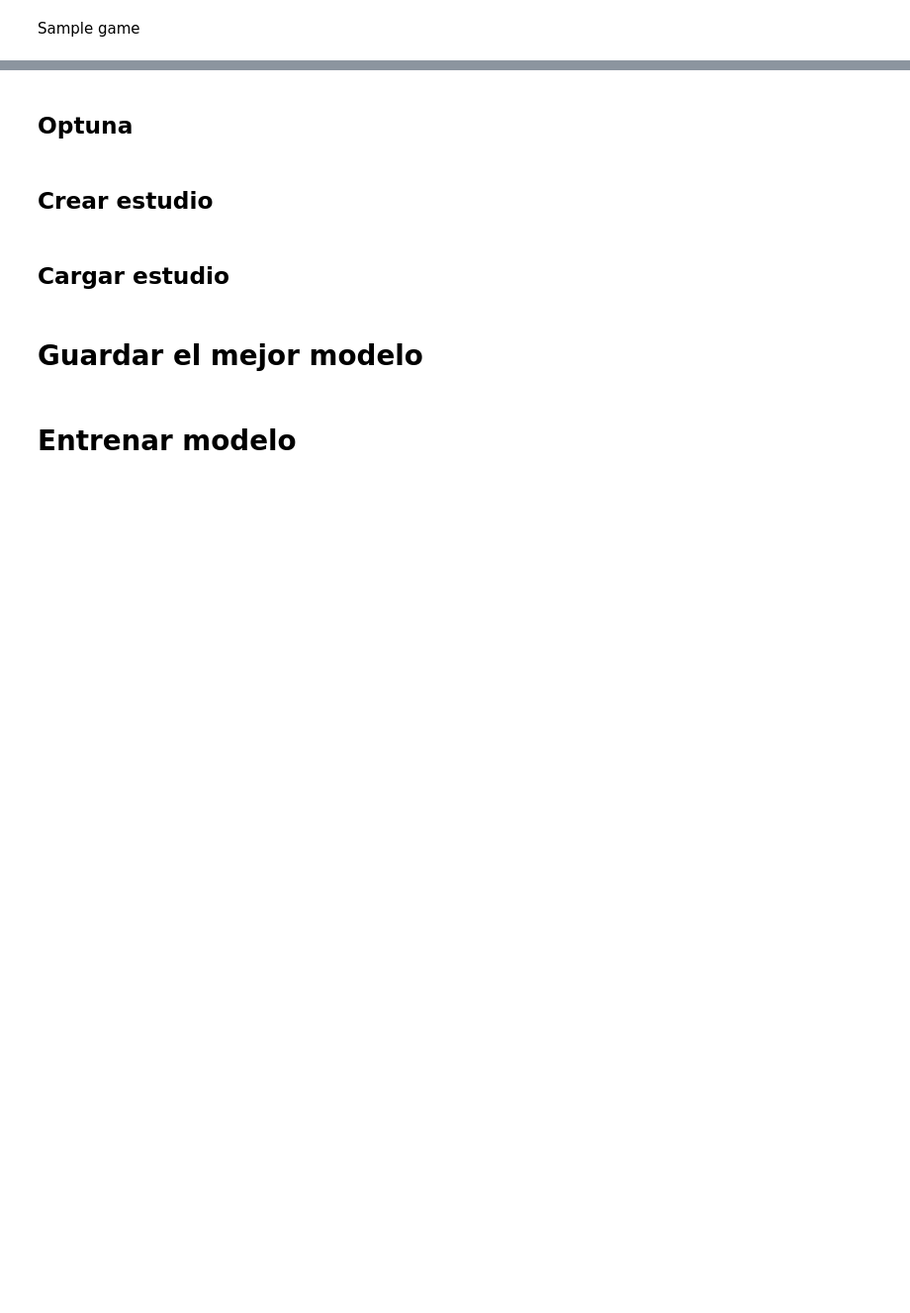
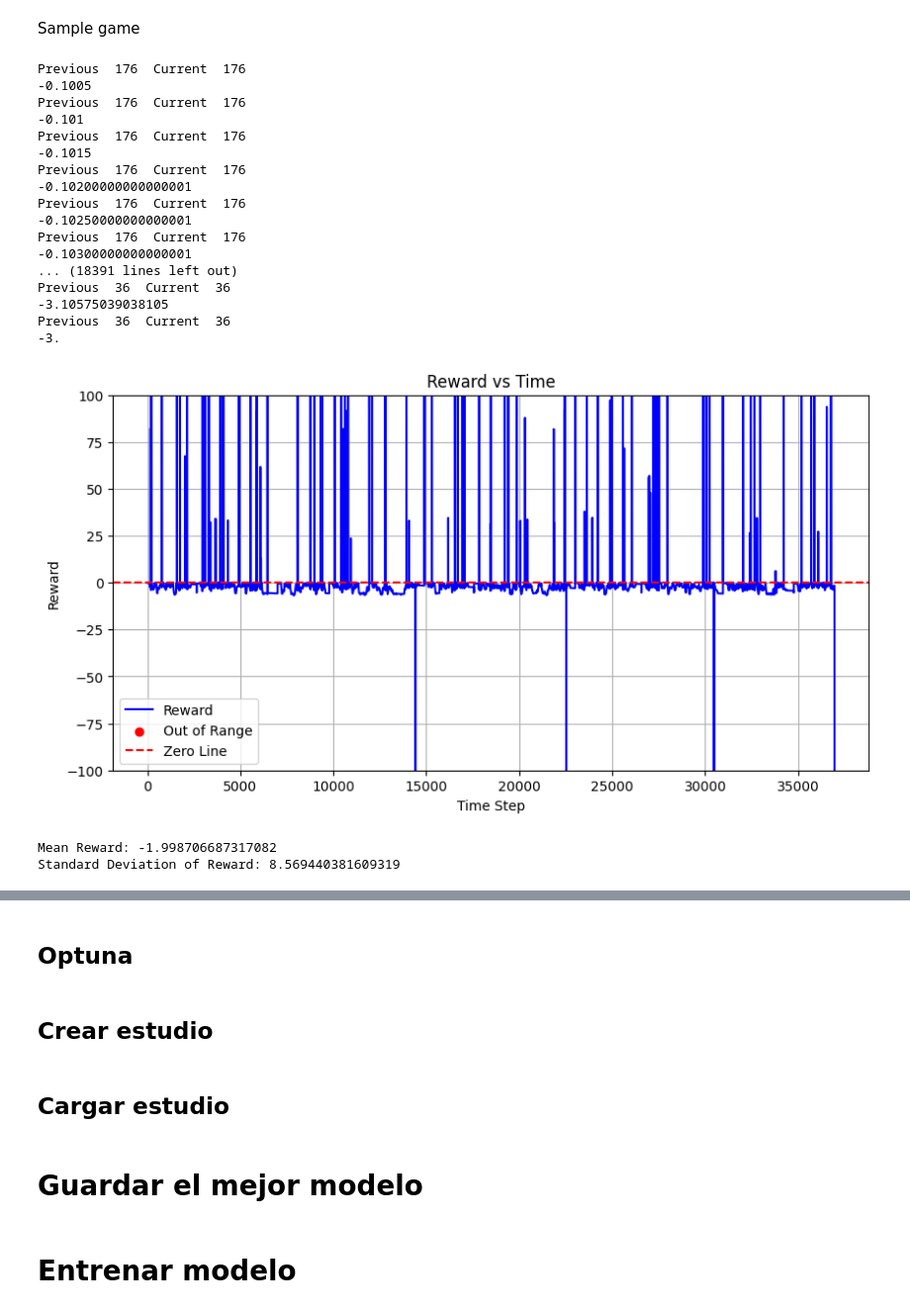
Before and after one commit to Bharragan/StreetFighter2Reinforced, a Jupyter notebook: sf2.ipynb, the cells around one changed output, grey strips where cells are left out. Shown at 99% size. Saved outputs shown, nothing was run; the diff lists cells and outputs as text; code cells hidden in the pictures; blank space fills up the shorter version.

Commit message:
feat: calibrated reward

```diff
--- a/sf2.ipynb
+++ b/sf2.ipynb
@@ -175,14 +194,12 @@ env = BalancedStreetFighterEnv()
 
 rewards = []
 
-for game in range(10):
+for game in range(5):
     obs = env.reset()
     done = False
     while not done:
-        #env.render()
         obs, reward, done, info = env.step(env.action_space.sample())
         rewards.append(reward)
-        #time.sleep(0.01)
         print(reward)
     print("------------------------------------------ game: ", game)
 
@@ -197,32 +214,53 @@ out_of_range_indices = np.where((rewards > 100) | (rewards < -100))[0]
 out_of_range_rewards = rewards[out_of_range_indices]
 
 # Plot rewards vs time
 plt.figure(figsize=(10, 5))
 plt.plot(rewards, label='Reward', color='blue')
 plt.scatter(out_of_range_indices, out_of_range_rewards, color='red', label='Out of Range')
 plt.axhline(0, color='red', linestyle='--', label='Zero Line')
-plt.ylim(-100, 100)
 plt.xlabel('Time Step')
 plt.ylabel('Reward')
+plt.ylim(-100, 100)
 plt.title('Reward vs Time')
 plt.legend()
 plt.grid(True)
 plt.show()
 
 # Calculate and print statistics
 mean_reward = np.mean(rewards)
 std_reward = np.std(rewards)
 print(f'Mean Reward: {mean_reward}')
 print(f'Standard Deviation of Reward: {std_reward}')
 
 # Plot histogram of rewards with out of range points
 plt.figure(figsize=(10, 5))
 plt.hist(rewards, bins=30, alpha=0.7, color='blue', edgecolor='black')
 plt.axvline(mean_reward, color='red', linestyle='dashed', linewidth=1, label=f'Mean: {mean_reward:.2f}')
 plt.xlabel('Reward')
 plt.ylabel('Frequency')
 plt.title('Histogram of Rewards')
-plt.xlim(-100, 100)  # Limit the x-axis to [-100, 100]
+# Remove the x-axis limit to accommodate all data
 plt.legend()
 plt.grid(True)
 plt.show()
+# %% [output]
+Previous  176  Current  176
+-0.1005
+Previous  176  Current  176
+-0.101
+Previous  176  Current  176
+-0.1015
+Previous  176  Current  176
+-0.10200000000000001
+Previous  176  Current  176
+-0.10250000000000001
+Previous  176  Current  176
+-0.10300000000000001
+... (18391 lines left out)
+Previous  36  Current  36
+-3.10575039038105
+Previous  36  Current  36
+-3.
+[figure, added]
+Mean Reward: -1.998706687317082
+Standard Deviation of Reward: 8.569440381609319
```
Also changed, not shown: parts of 3 cells of this notebook, 2 other files.
